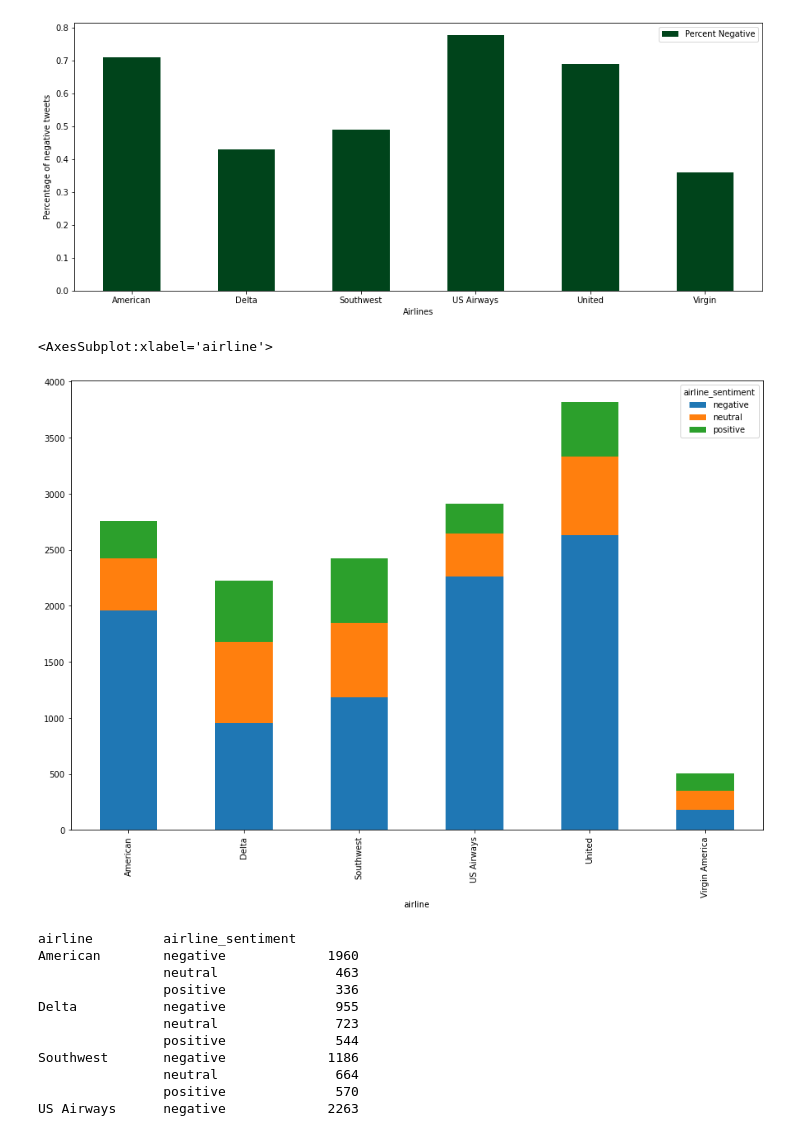
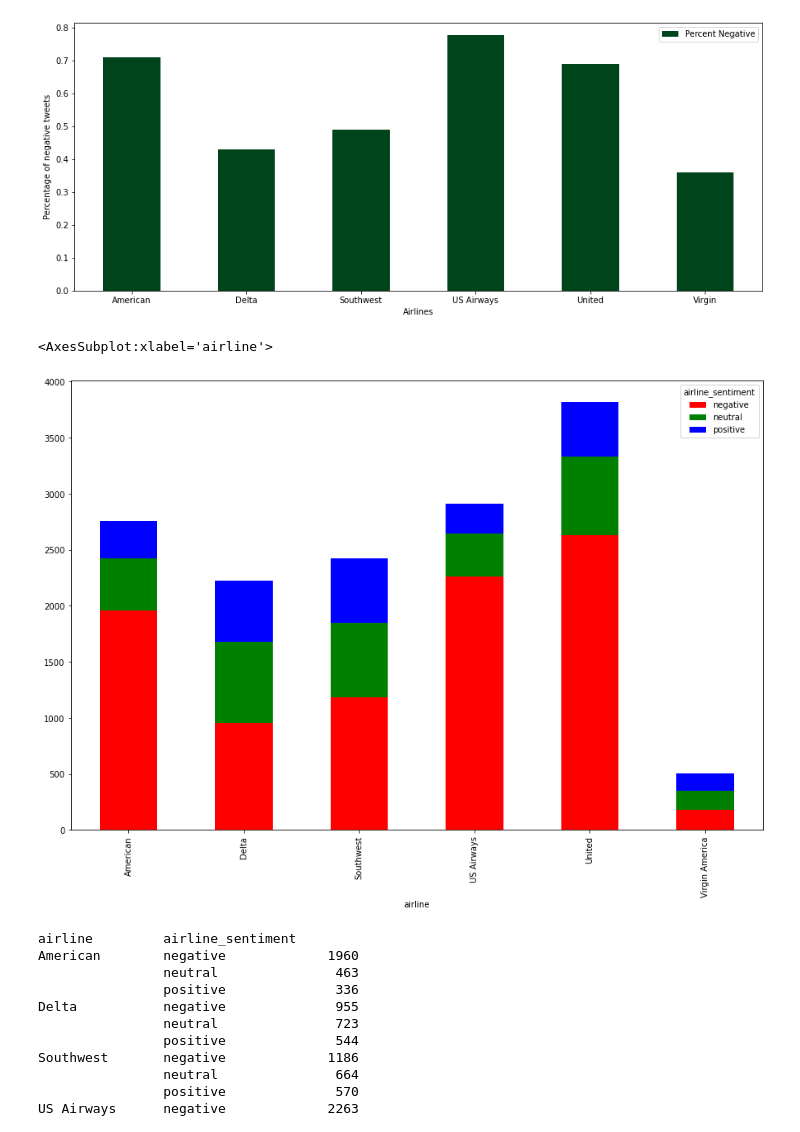
Before and after one commit to Armans3838/TwitterFlightSentiment, a Jupyter notebook: a1.ipynb, the cells around one changed output. Cells and saved outputs as stored; diff of their text form; code cells hidden in the pictures.

```diff
--- a/a1.ipynb
+++ b/a1.ipynb
@@ -227,11 +227,14 @@ United              0.688906
 Virgin              0.359127
 [figure]
 # %%
+from turtle import color
+
+
 figure_2 = data.groupby(['airline', 'airline_sentiment']).size()
-figure_2.unstack().plot(kind='bar', stacked=True, figsize=(15,10))
+figure_2.unstack().plot(kind='bar', stacked=True, figsize=(15,10), color=['red', 'green', 'blue'])
 # %% [output]
 <AxesSubplot:xlabel='airline'>
-[figure, old version]
+[figure, new version]
 # %%
 print(figure_2)
 # %% [output]
```
Also changed, not shown: 1 other file.
